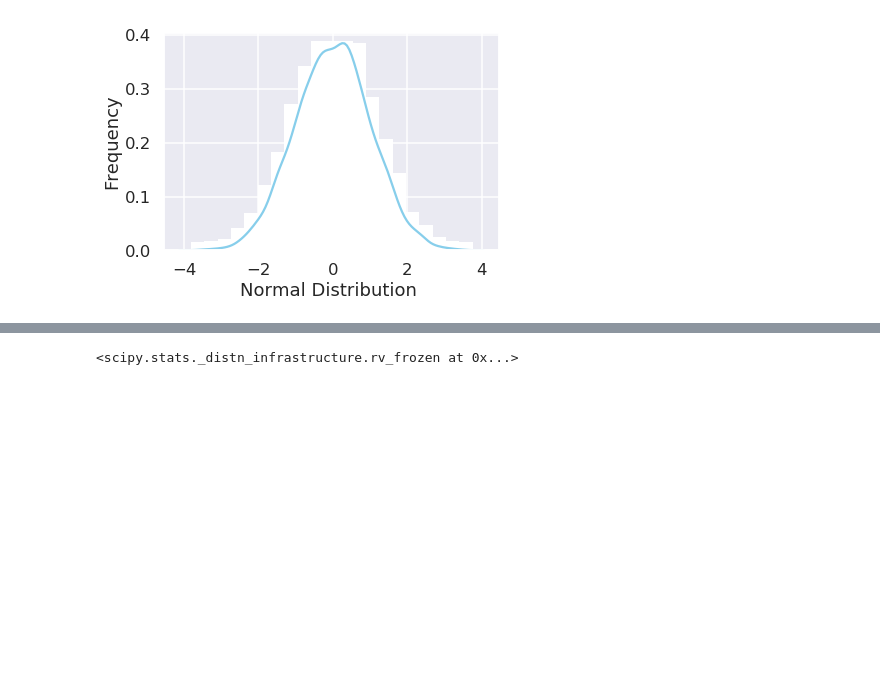
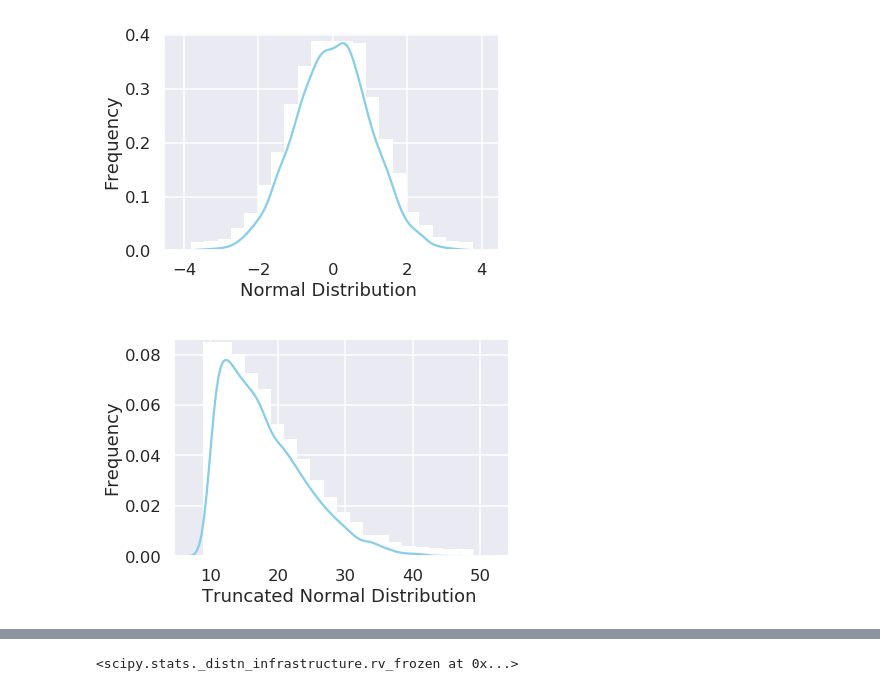
Before and after one commit to deppen8/prospect, a Jupyter notebook: notebooks/distribution_dev.ipynb, the cells around one changed output, grey strips where cells are left out. Saved outputs shown, nothing was run; the diff lists cells and outputs as text; code cells hidden in the pictures; blank space fills up the shorter version.

Commit message:
test truncnorm functions

```diff
--- a/notebooks/distribution_dev.ipynb
+++ b/notebooks/distribution_dev.ipynb
@@ -55,0 +54,10 @@ b_dist = beta(a=7, b=3)
+# %%
+truncnorm_vals = truncnorm.rvs(a=0, b=100, loc=10, scale=10, size=10000);
+ax = sns.distplot(truncnorm_vals,
+                  bins=20,
+                  kde=True,
+                  color='skyblue',
+                  hist_kws={"linewidth": 15,'alpha':1})
+ax.set(xlabel='Truncated Normal Distribution ', ylabel='Frequency');
+# %% [output]
+[figure, added]
```
Also changed, not shown: parts of 4 cells of this notebook.
